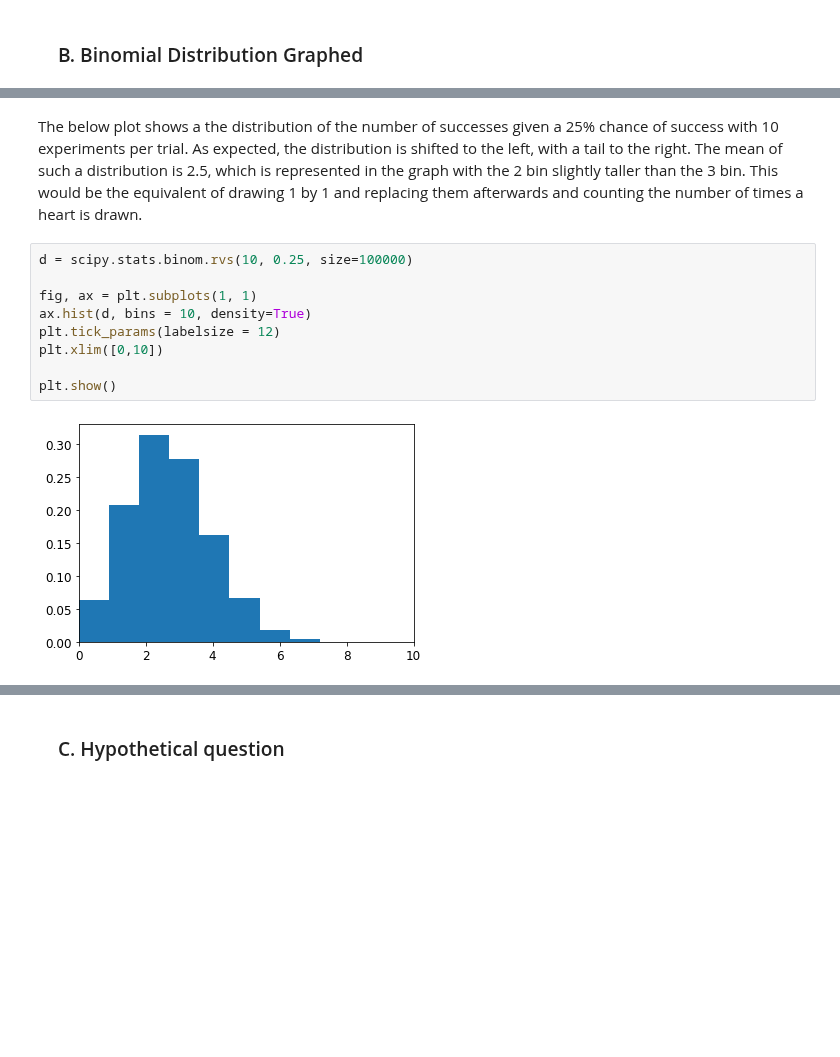
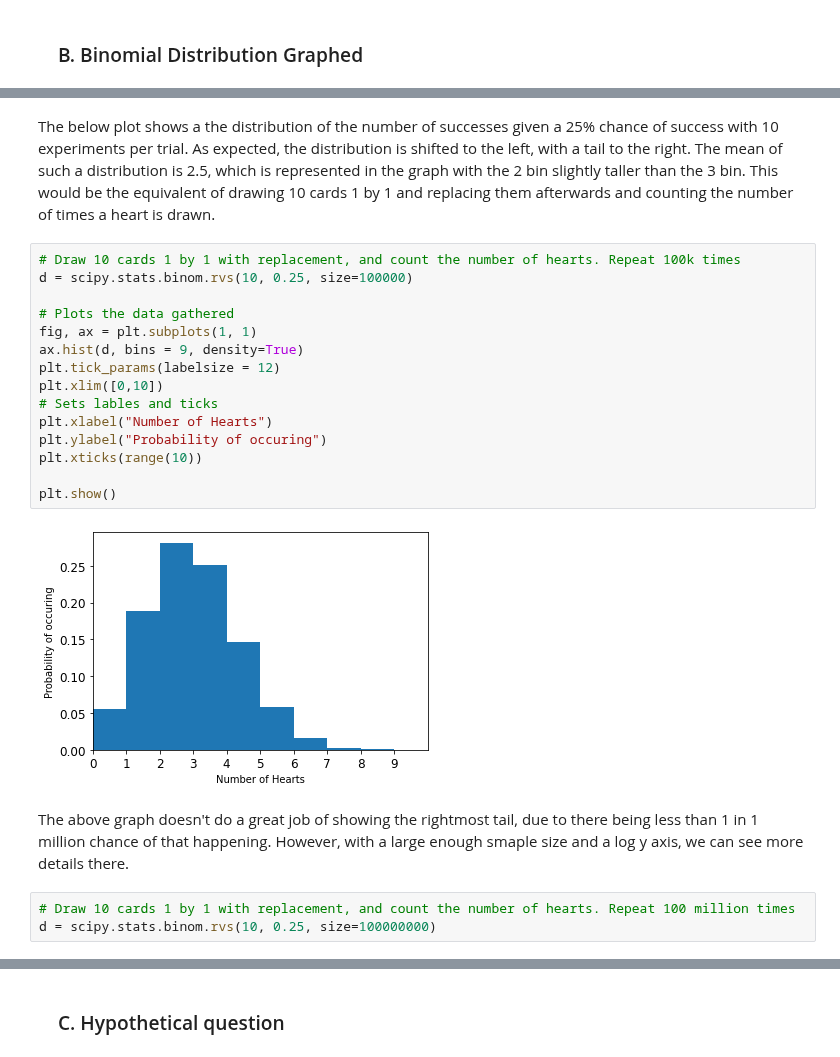
Before and after one commit to WyattOtsuka/PHYS434, a Jupyter notebook: lab1.ipynb, the cells around one changed output, grey strips where cells are left out. Drawn from its saved outputs; the diff is of its cells as text; blank space fills up the shorter version.

Commit message:
Added graph lables and a few semilog graphs

```diff
--- a/lab1.ipynb
+++ b/lab1.ipynb
@@ -206,13 +212,24 @@ plt.show()
 # %% [markdown]
-The below plot shows a the distribution of the number of successes given a 25% chance of success with 10 experiments per trial. As expected, the distribution is shifted to the left, with a tail to the right. The mean of such a distribution is 2.5, which is represented in the graph with the 2 bin slightly taller than the 3 bin. This would be the equivalent of drawing 1 by 1 and replacing them afterwards and counting the number of times a heart is drawn.
+The below plot shows a the distribution of the number of successes given a 25% chance of success with 10 experiments per trial. As expected, the distribution is shifted to the left, with a tail to the right. The mean of such a distribution is 2.5, which is represented in the graph with the 2 bin slightly taller than the 3 bin. This would be the equivalent of drawing 10 cards 1 by 1 and replacing them afterwards and counting the number of times a heart is drawn.
 # %%
+# Draw 10 cards 1 by 1 with replacement, and count the number of hearts. Repeat 100k times
 d = scipy.stats.binom.rvs(10, 0.25, size=100000)
 
+# Plots the data gathered
 fig, ax = plt.subplots(1, 1)
-ax.hist(d, bins = 10, density=True)
+ax.hist(d, bins = 9, density=True)
 plt.tick_params(labelsize = 12)
 plt.xlim([0,10])
+# Sets lables and ticks
+plt.xlabel("Number of Hearts")
+plt.ylabel("Probability of occuring")
+plt.xticks(range(10))
 
 plt.show()
 # %% [output]
-[figure, old version]
+[figure, new version]
+# %% [markdown]
+The above graph doesn't do a great job of showing the rightmost tail, due to there being less than 1 in 1 million chance of that happening. However, with a large enough smaple size and a log y axis, we can see more details there.
+# %%
+# Draw 10 cards 1 by 1 with replacement, and count the number of hearts. Repeat 100 million times
+d = scipy.stats.binom.rvs(10, 0.25, size=100000000)
```
Also changed, not shown: parts of 8 cells of this notebook.
